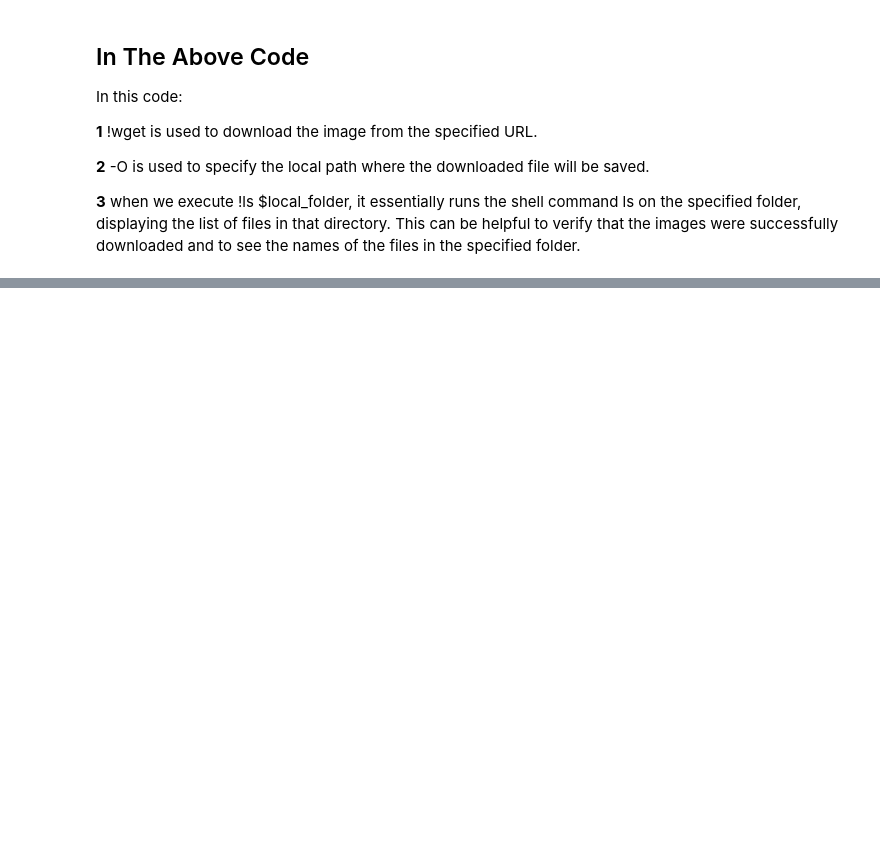
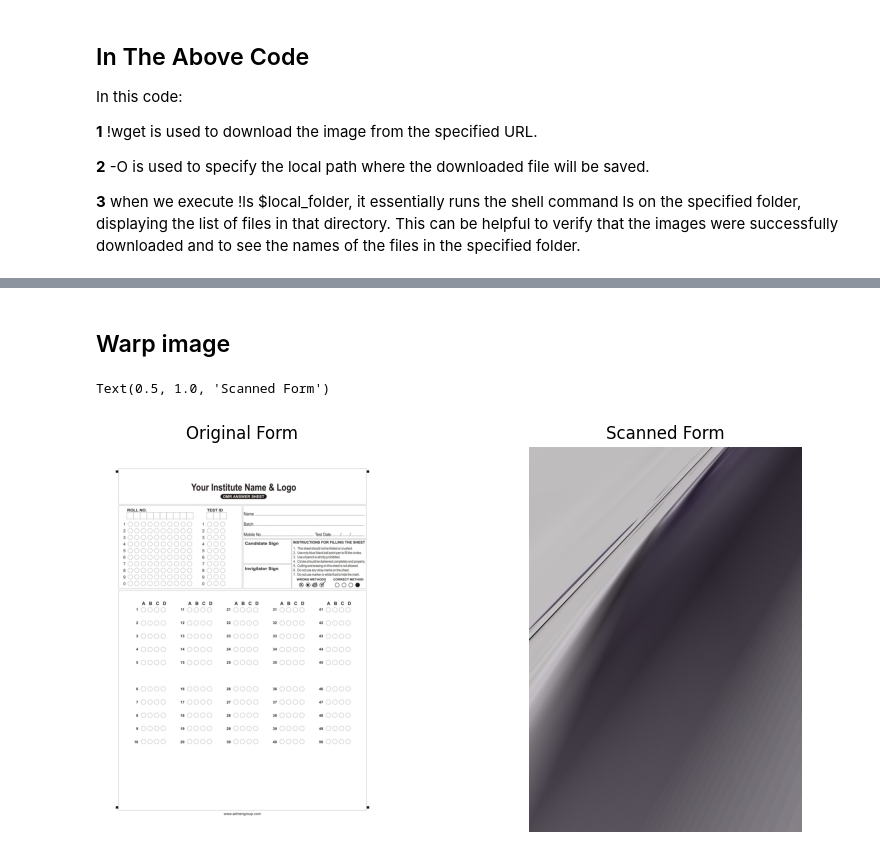
Before and after one commit to AbrarMahmud/EEE_447, a Jupyter notebook: src/Image_Registration_1906112_me.ipynb, the cells around one changed output, grey strips where cells are left out. Cells and saved outputs as stored; diff of their text form; code cells hidden in the pictures; blank space fills up the shorter version.

```diff
--- a/src/Image_Registration_1906112_me.ipynb
+++ b/src/Image_Registration_1906112_me.ipynb
@@ -62,0 +160,25 @@ im2_cvt = cv2.cvtColor(im2, cv2.COLOR_BGR2RGB) #This function is used only to co
+# %%
+# Extract location of good matches
+points1 = np.zeros((len(matches), 2), dtype=np.float32)
+points2 = np.zeros((len(matches), 2), dtype=np.float32)
+
+for i, match in enumerate(matches):
+    points1[i, :] = keypoints1[match.queryIdx].pt
+    points2[i, :] = keypoints2[match.trainIdx].pt
+
+# Find homography
+h, mask = cv2.findHomography(points2, points1, cv2.RANSAC)
+# %% [markdown]
+## Warp image
+# %%
+# Use homography to warp image
+height, width, channels = im1.shape
+im2_reg = cv2.warpPerspective(im2, h, (width, height))
+
+# Display results
+plt.figure(figsize=[10, 5])
+plt.subplot(121);plt.imshow(im1);    plt.axis("off");plt.title("Original Form")
+plt.subplot(122);plt.imshow(im2_reg);plt.axis("off");plt.title("Scanned Form")
+# %% [output]
+Text(0.5, 1.0, 'Scanned Form')
+[figure, added]
```
Also changed, not shown: parts of 10 cells of this notebook.
